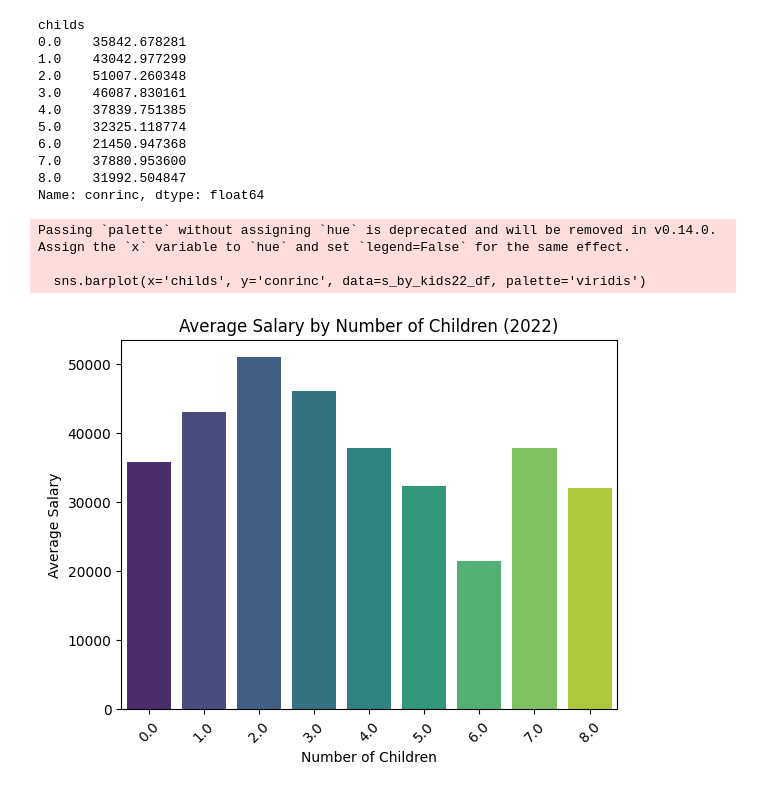
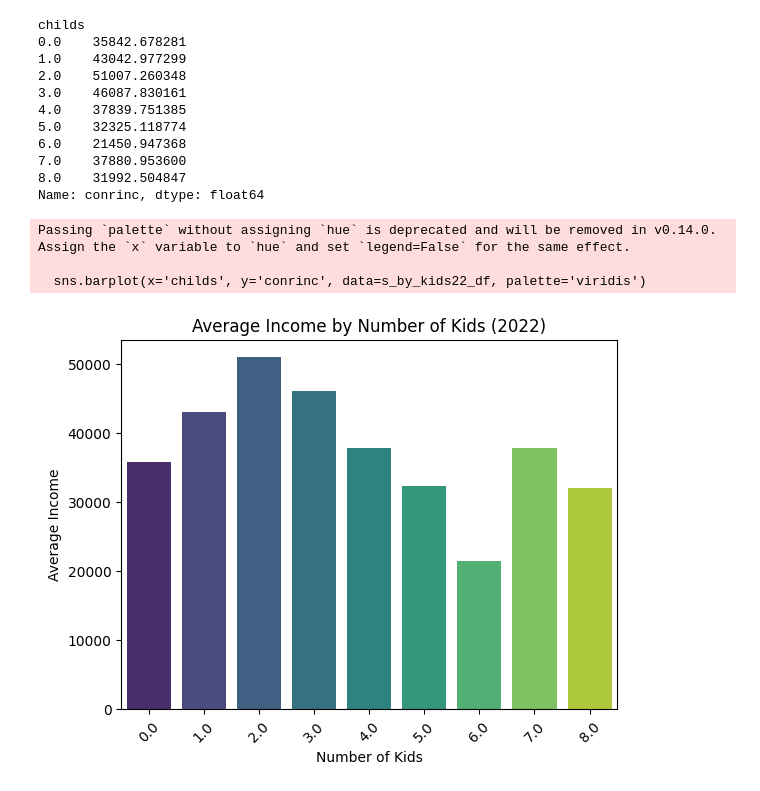
Before and after one commit to imdressel/project_gss, a Jupyter notebook: GSS_Rhiannon's_part.ipynb, the cells around one changed output. Saved outputs shown, nothing was run; the diff lists cells and outputs as text; code cells hidden in the pictures.

```diff
--- a/GSS_Rhiannon's_part.ipynb
+++ b/GSS_Rhiannon's_part.ipynb
@@ -233,18 +233,18 @@ Name: conrinc, dtype: float64
 # %%
 #Plot
 s_by_kids22_df = pd.DataFrame(s_by_kids22)
 
 sns.barplot(x='childs', y='conrinc', data=s_by_kids22_df, palette='viridis')
-plt.title('Average Salary by Number of Children (2022)')
-plt.xlabel('Number of Children')
-plt.ylabel('Average Salary')
+plt.title('Average Income by Number of Kids (2022)')
+plt.xlabel('Number of Kids')
+plt.ylabel('Average Income')
 plt.xticks(rotation=45)
 plt.show()
 # %% [output]
 Passing `palette` without assigning `hue` is deprecated and will be removed in v0.14.0. Assign the `x` variable to `hue` and set `legend=False` for the same effect.
 
   sns.barplot(x='childs', y='conrinc', data=s_by_kids22_df, palette='viridis')
-[figure, old version]
+[figure, new version]
 # %%
 #Combined Plot
 s_by_kids18_df['year'] = 2018
```
Also changed, not shown: parts of 12 cells of this notebook.
